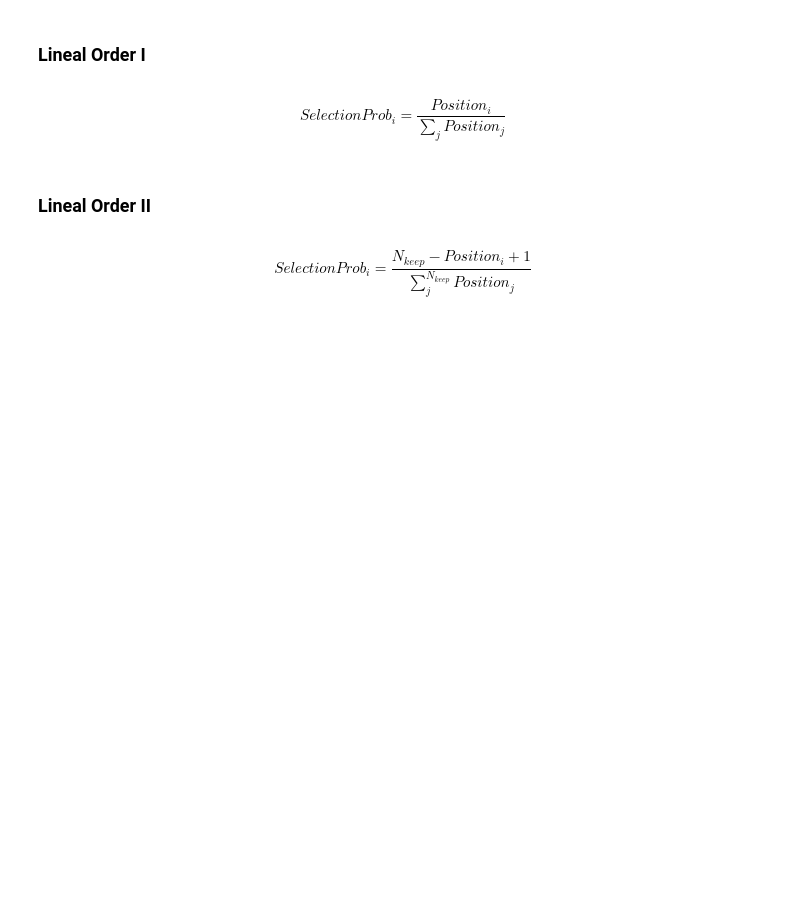
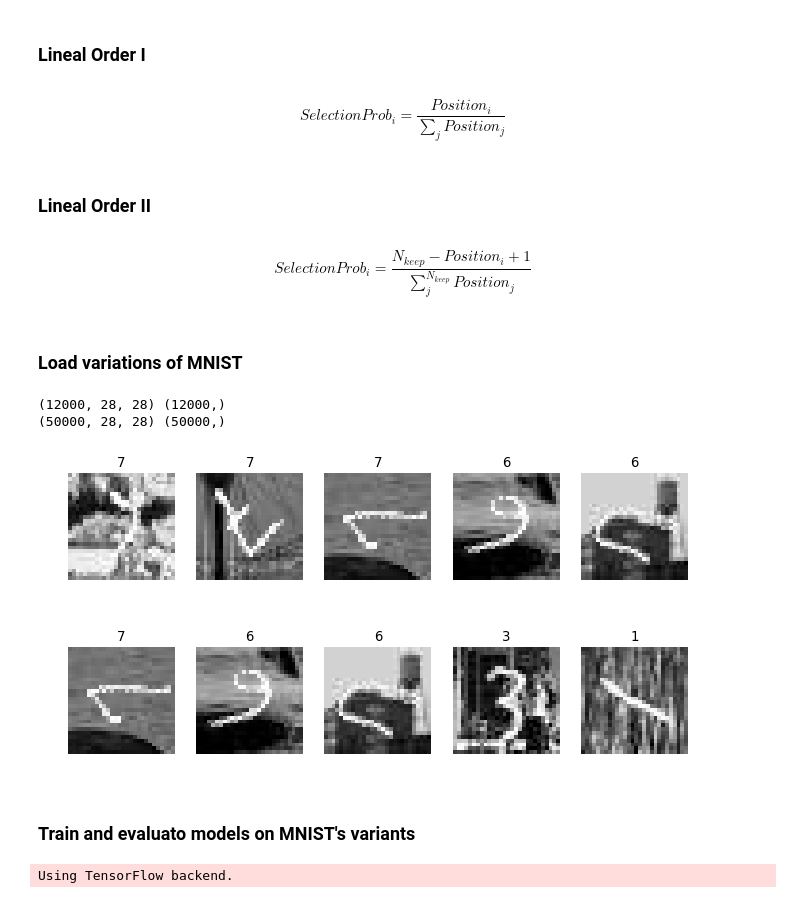
Before and after one commit to DanielMontecino/NeuroEvolution, a Jupyter notebook: pruebas.ipynb, the cells around one changed output. Saved outputs shown, nothing was run; the diff lists cells and outputs as text; code cells hidden in the pictures; blank space fills up the shorter version.

```diff
--- a/pruebas.ipynb
+++ b/pruebas.ipynb
@@ -428,3 +428,5 @@ SelectionProb_i = \frac{Position_i}{\sum_{j}{Position_j}}
 \begin{equation}
 SelectionProb_i = \frac{N_{keep} - Position_i + 1}{\sum_{j}^{N_{keep}}{Position_j}}
 \end{equation}
+# %% [markdown]
+### Load variations of MNIST
@@ -430,0 +476,48 @@ SelectionProb_i = \frac{N_{keep} - Position_i + 1}{\sum_{j}^{N_{keep}}{Position_
+# %%
+folder = '../../../../../datasets/MNIST_variations'
+data = 'MRDBI'
+(x_train, y_train), (x_test, y_test) = get_mnist_variations(folder, data)
+print(x_train.shape, y_train.shape)
+print(x_test.shape, y_test.shape)
+# %% [output]
+(12000, 28, 28) (12000,)
+(50000, 28, 28) (50000,)
+# %%
+from matplotlib.pyplot import figure
+
+N = 2
+n = 5
+for k in range(N):
+    figure(num=None, figsize=(10, 10), dpi=80, facecolor='w', edgecolor='k')
+    for i in range(n):
+        plt.subplot(1,n,i+1)
+        plt.imshow(x_train[N * k + i,...], cmap='gray')
+        plt.title(y_train[N * k + i])
+        plt.axis('off')
+plt.show()
+# %% [output]
+[figure, added]
+[figure, added]
+# %% [markdown]
+### Train and evaluato models on MNIST's variants
+# %%
+from utils.datamanager import DataManager
+from utils.codificication_mlp import Layer, Cromosome, Fitness
+
+from time import time
+
+# Fitness params
+epochs = 50000
+batch_size = 128
+verbose = 1
+redu_plat = False
+early_stop = True
+
+# dataset params:
+dataset = 'MB'
+folder = '../../../../../datasets/MNIST_variations'
+classes = []
+
+fitness = Fitness.get_instance()
+# %% [output]
+Using TensorFlow backend.
```
Also changed, not shown: parts of 3 cells of this notebook, 4 other files.
